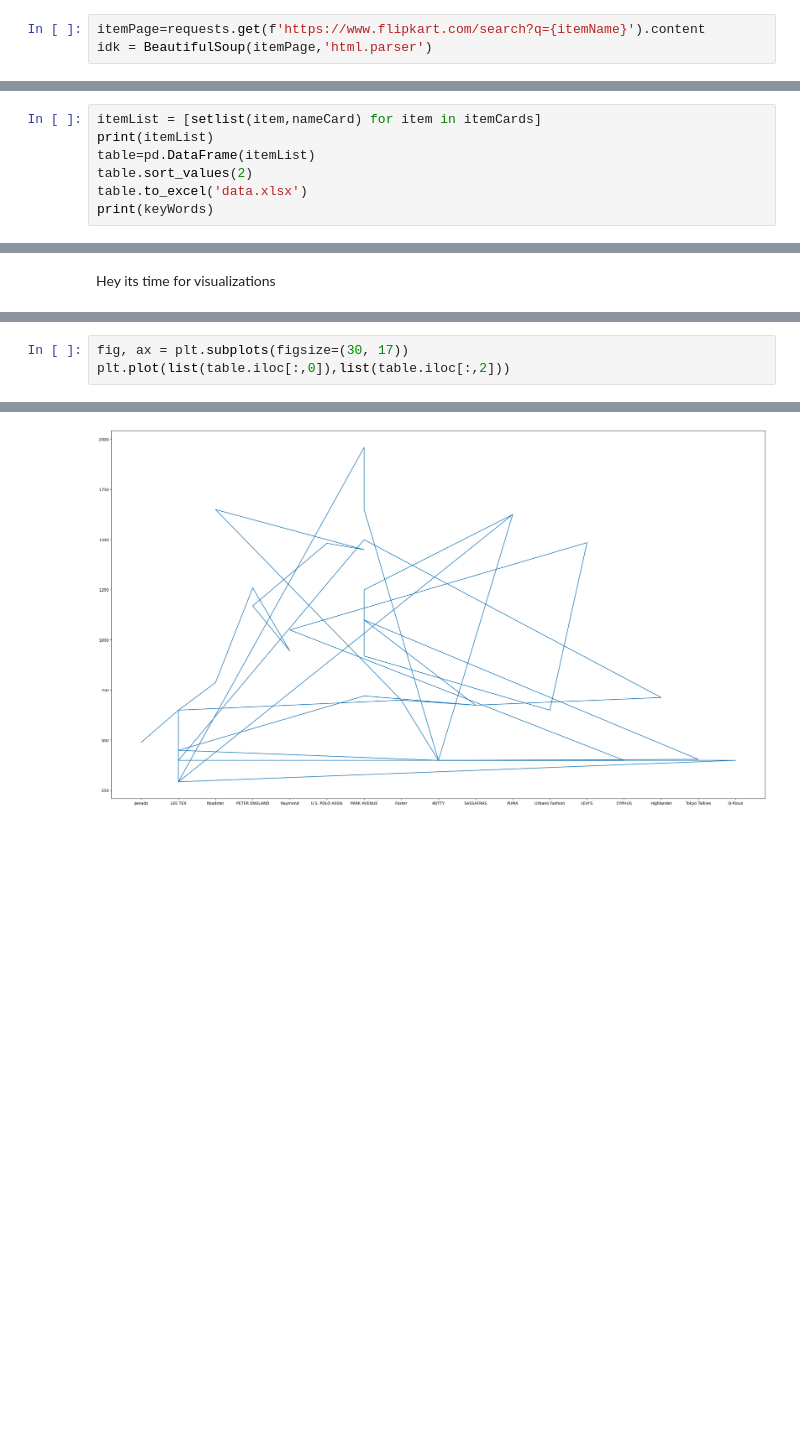
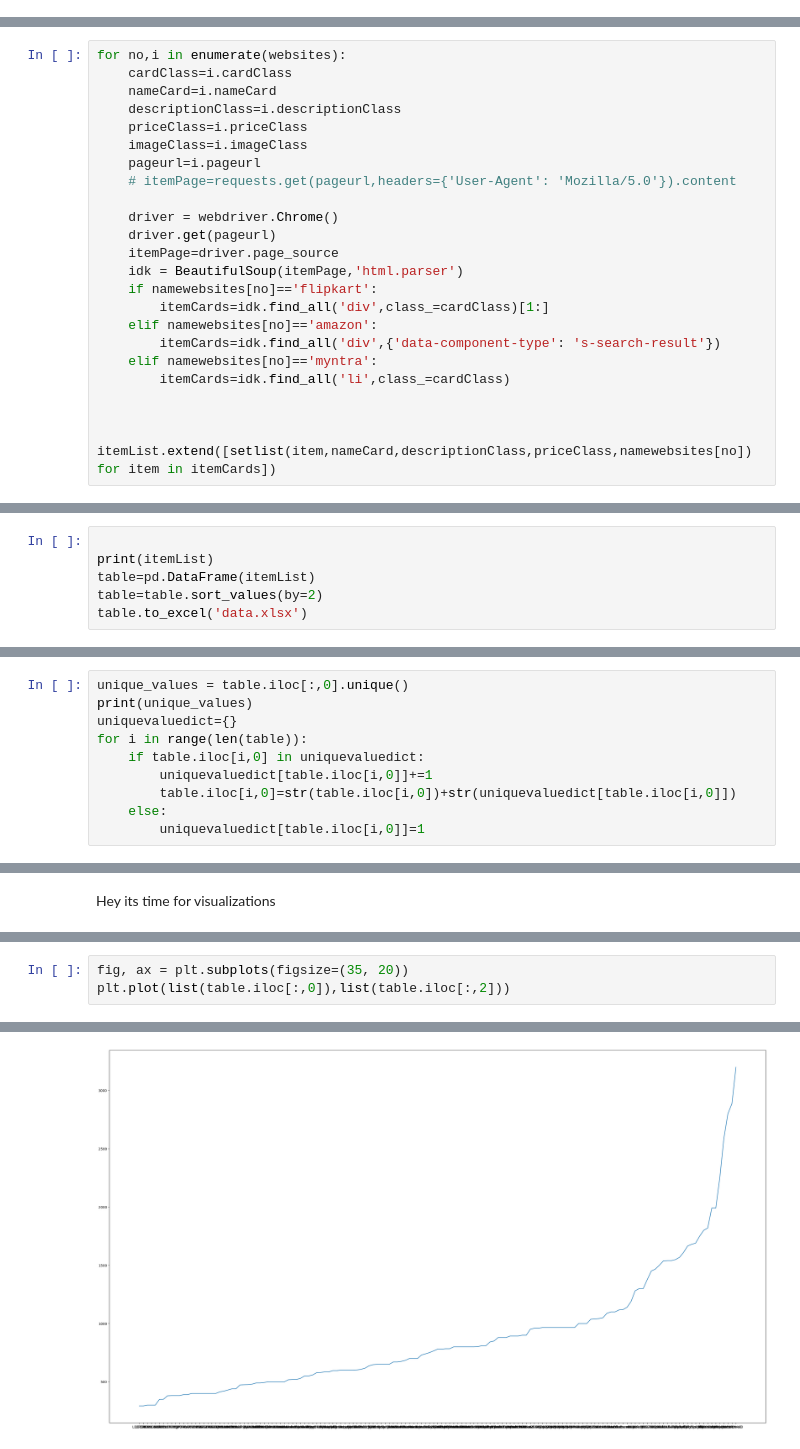
Before and after one commit to JoJosuk/Web-scraping-Project, a Jupyter notebook: flipkart.ipynb, the cells around one changed output, grey strips where cells are left out. Cells and saved outputs as stored; diff of their text form; blank space fills up the shorter version.

Commit message:
amazon and mynthra added

```diff
--- a/flipkart.ipynb
+++ b/flipkart.ipynb
@@ -21,3 +50,0 @@ keyWords=[]
-# %%
-itemPage=requests.get(f'https://www.flipkart.com/search?q={itemName}').content
-idk = BeautifulSoup(itemPage,'html.parser')
@@ -32,0 +88,23 @@ def setlist(item,nameCard):
+# %%
+for no,i in enumerate(websites):
+    cardClass=i.cardClass
+    nameCard=i.nameCard
+    descriptionClass=i.descriptionClass
+    priceClass=i.priceClass
+    imageClass=i.imageClass
+    pageurl=i.pageurl
+    # itemPage=requests.get(pageurl,headers={'User-Agent': 'Mozilla/5.0'}).content
+
+    driver = webdriver.Chrome()
+    driver.get(pageurl)
+    itemPage=driver.page_source
+    idk = BeautifulSoup(itemPage,'html.parser')
+    if namewebsites[no]=='flipkart':
+        itemCards=idk.find_all('div',class_=cardClass)[1:]
+    elif namewebsites[no]=='amazon':
+        itemCards=idk.find_all('div',{'data-component-type': 's-search-result'})
+    elif namewebsites[no]=='myntra':
+        itemCards=idk.find_all('li',class_=cardClass)
+
+
+    itemList.extend([setlist(item,nameCard,descriptionClass,priceClass,namewebsites[no]) for item in itemCards])
@@ -37,8 +131,7 @@ itemCards=idk.find_all('div',class_=cardClass)
 # %%
-itemList = [setlist(item,nameCard) for item in itemCards]
+
 print(itemList)
 table=pd.DataFrame(itemList)
-table.sort_values(2)
+table=table.sort_values(by=2)
 table.to_excel('data.xlsx')
-print(keyWords)
 # %% [output]
@@ -46,0 +141,10 @@ print(keyWords)
+# %%
+unique_values = table.iloc[:,0].unique()
+print(unique_values)
+uniquevaluedict={}
+for i in range(len(table)):
+    if table.iloc[i,0] in uniquevaluedict:
+        uniquevaluedict[table.iloc[i,0]]+=1
+        table.iloc[i,0]=str(table.iloc[i,0])+str(uniquevaluedict[table.iloc[i,0]])
+    else:
+        uniquevaluedict[table.iloc[i,0]]=1
@@ -63,6 +182,6 @@ plt.show()
 # %%
-fig, ax = plt.subplots(figsize=(30, 17))
+fig, ax = plt.subplots(figsize=(35, 20))
 plt.plot(list(table.iloc[:,0]),list(table.iloc[:,2]))
 # %% [output]
 [<matplotlib.lines.Line2D at 0x...>]
-[figure, old version]
+[figure, new version]
```
Also changed, not shown: parts of 17 cells of this notebook, 2 other files.
